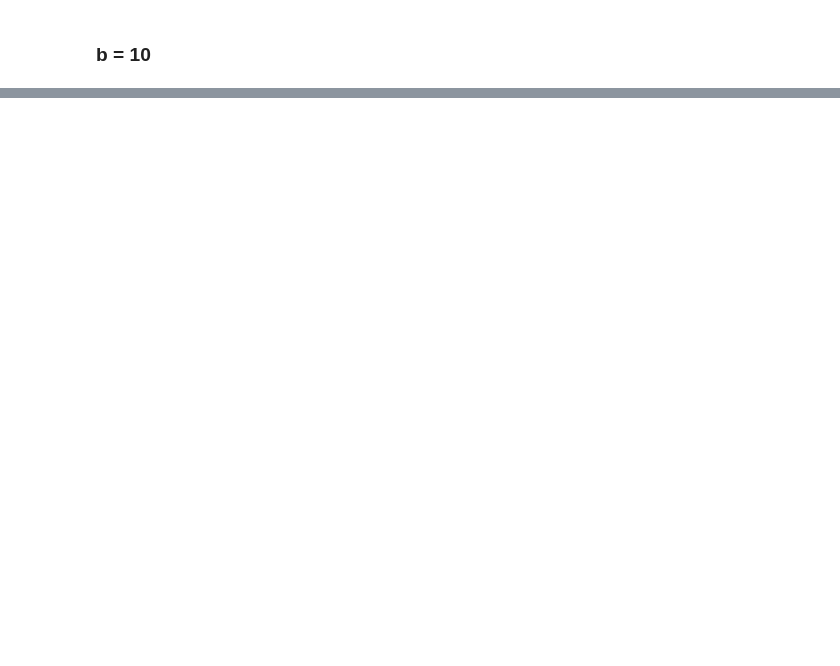
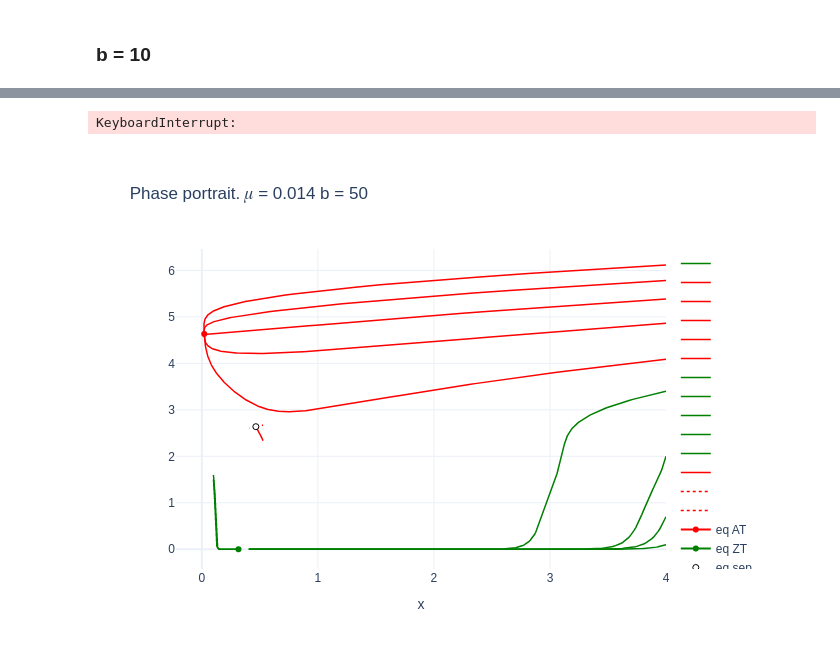
Before and after one commit to SergeyPishchulov/thesis, a Jupyter notebook: mantiicr.ipynb, the cells around one changed output, grey strips where cells are left out. Saved outputs shown, nothing was run; the diff lists cells and outputs as text; code cells hidden in the pictures; blank space fills up the shorter version.

```diff
--- a/mantiicr.ipynb
+++ b/mantiicr.ipynb
@@ -683,0 +718,77 @@ fig.show()
+# %%
+b_const = 15
+
+y_paths_starts = np.concatenate([
+    np.linspace(0.1**4, 1400, 6),
+    [0.7**4, 3.4**4, 2**4]
+])
+params = bless_params | {b: b_const}
+eqs = get_eqs(params)
+united_eqs = sorted(union_same_solutions(eqs))
+# print(united_eqs)
+eq_at, eq_zt, eq_sep = united_eqs
+
+starts = (list(product([4], y_paths_starts))
+          + [
+              (0.1, 1.6**4),
+             (0.1, 1.5**4),
+             (eq_sep[0], eq_sep[1]-0.001)]
+          )
+fig = compute_phase_portrait(b_const, paths_starts=starts)
+
+
+separatrix_starts = [(eq_sep[0]+0.001, eq_sep[1]), (eq_sep[0]-0.001, eq_sep[1])]
+separatrix_paths = get_separatrix_paths(
+    bless_params | {b: b_const}, separatrix_starts)
+
+
+fig = add_separatrix(fig, separatrix_paths)
+
+plot_eq(eq_at, fig, 'red', 'eq AT')
+plot_eq(eq_zt, fig, 'green', 'eq ZT')
+plot_eq(eq_sep, fig, 'white', 'eq sep')
+
+
+
+fig.show()
+# %% [output]
+KeyboardInterrupt:
+# %%
+b_const = 50
+
+H = 0.01
+y_paths_starts = np.concatenate([
+    np.linspace(0.1**4, 1400, 6),
+    [0.7**4, 3.4**4, 2**4]
+])
+params = bless_params | {b: b_const}
+eqs = get_eqs(params)
+united_eqs = sorted(union_same_solutions(eqs))
+# print(united_eqs)
+eq_at, eq_zt, eq_sep = united_eqs
+
+starts = (list(product([4], y_paths_starts))
+          + [
+              (0.1, 1.6**4),
+             (0.1, 1.5**4),
+             (eq_sep[0], eq_sep[1]-0.001)]
+          )
+fig = compute_phase_portrait(b_const, paths_starts=starts, num_steps=1000)
+
+
+separatrix_starts = [(eq_sep[0]+0.001, eq_sep[1]), (eq_sep[0]-0.001, eq_sep[1])]
+separatrix_paths = get_separatrix_paths(
+    bless_params | {b: b_const}, separatrix_starts)
+
+
+fig = add_separatrix(fig, separatrix_paths)
+
+plot_eq(eq_at, fig, 'red', 'eq AT')
+plot_eq(eq_zt, fig, 'green', 'eq ZT')
+plot_eq(eq_sep, fig, 'white', 'eq sep')
+
+
+
+fig.show()
+# %% [output]
+[figure, added]
```
Also changed, not shown: parts of 24 cells of this notebook.
